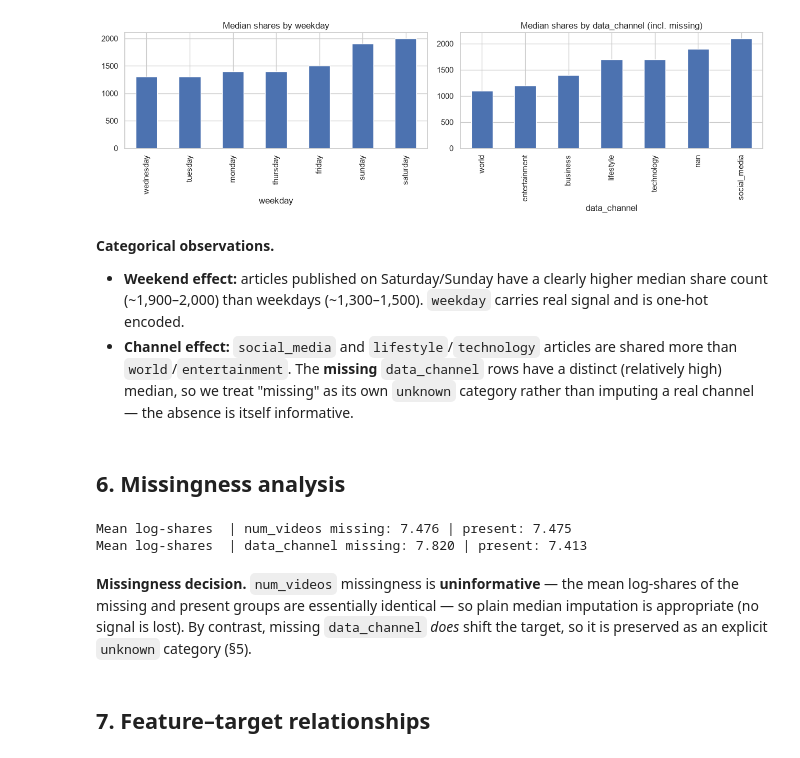
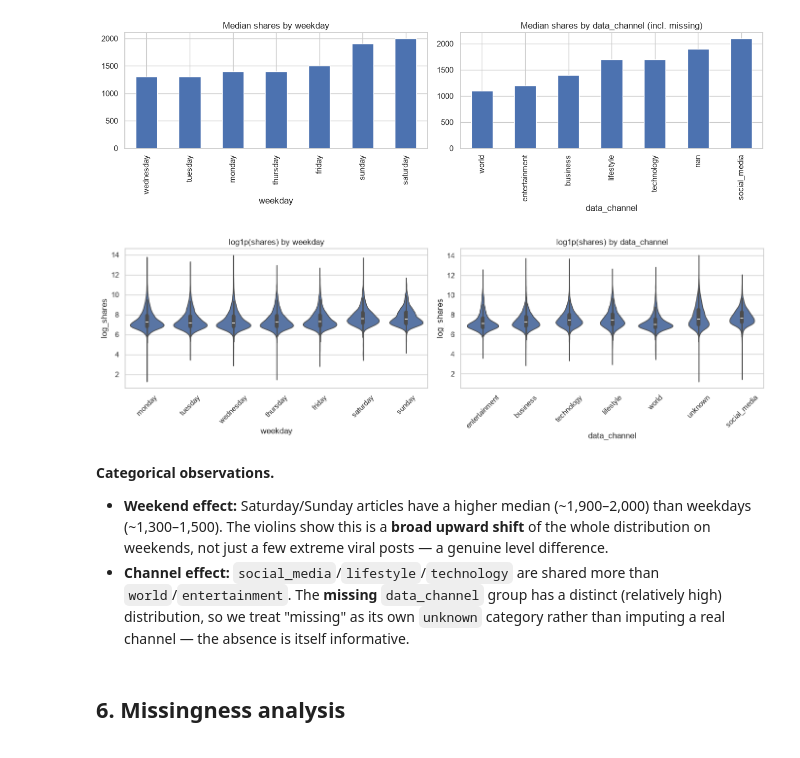
Before and after one commit to tecksiang93ai-png/Mini-Project-1, a Jupyter notebook: eda.ipynb, the cells around one changed output. Saved outputs shown, nothing was run; the diff lists cells and outputs as text; code cells hidden in the pictures.

```diff
--- a/eda.ipynb
+++ b/eda.ipynb
@@ -245,32 +257,32 @@ NaN              5462
 social_media     2089
 lifestyle        1884
 [figure]
+# %%
+# Distribution shape (not just medians): where do the group differences come from?
+plot_df = df.copy()
+plot_df["log_shares"] = np.log1p(plot_df[TARGET])
+plot_df["data_channel"] = plot_df["data_channel"].fillna("unknown")
+fig, ax = plt.subplots(1, 2, figsize=(14, 4.5))
+sns.violinplot(data=plot_df, x="weekday", y="log_shares", ax=ax[0],
+               order=["monday", "tuesday", "wednesday", "thursday", "friday", "saturday", "sunday"])
+ax[0].set_title("log1p(shares) by weekday")
+ax[0].tick_params(axis="x", rotation=45)
+sns.violinplot(data=plot_df, x="data_channel", y="log_shares", ax=ax[1])
+ax[1].set_title("log1p(shares) by data_channel")
+ax[1].tick_params(axis="x", rotation=45)
+plt.tight_layout()
+plt.show()
+# %% [output]
+[figure, added]
 # %% [markdown]
 **Categorical observations.**
 
-- **Weekend effect:** articles published on Saturday/Sunday have a clearly higher median share
-  count (~1,900–2,000) than weekdays (~1,300–1,500). `weekday` carries real signal and is
-  one-hot encoded.
-- **Channel effect:** `social_media` and `lifestyle`/`technology` articles are shared more than
-  `world`/`entertainment`. The **missing** `data_channel` rows have a distinct (relatively high)
-  median, so we treat "missing" as its own `unknown` category rather than imputing a real
+- **Weekend effect:** Saturday/Sunday articles have a higher median (~1,900–2,000) than weekdays
+  (~1,300–1,500). The violins show this is a **broad upward shift** of the whole distribution on
+  weekends, not just a few extreme viral posts — a genuine level difference.
+- **Channel effect:** `social_media`/`lifestyle`/`technology` are shared more than
+  `world`/`entertainment`. The **missing** `data_channel` group has a distinct (relatively high)
+  distribution, so we treat "missing" as its own `unknown` category rather than imputing a real
   channel — the absence is itself informative.
 # %% [markdown]
 ## 6. Missingness analysis
-# %%
-# Is num_videos missingness informative about the target, or just noise?
-logshares = np.log1p(df[TARGET])
-print("Mean log-shares  | num_videos missing: %.3f | present: %.3f"
-      % (logshares[df["num_videos"].isna()].mean(), logshares[df["num_videos"].notna()].mean()))
-print("Mean log-shares  | data_channel missing: %.3f | present: %.3f"
-      % (logshares[df["data_channel"].isna()].mean(), logshares[df["data_channel"].notna()].mean()))
-# %% [output]
-Mean log-shares  | num_videos missing: 7.476 | present: 7.475
-Mean log-shares  | data_channel missing: 7.820 | present: 7.413
-# %% [markdown]
-**Missingness decision.** `num_videos` missingness is **uninformative** — the mean log-shares of
-the missing and present groups are essentially identical — so plain median imputation is
-appropriate (no signal is lost). By contrast, missing `data_channel` *does* shift the target, so
-it is preserved as an explicit `unknown` category (§5).
-# %% [markdown]
-## 7. Feature–target relationships
```
Also changed, not shown: parts of 54 cells of this notebook, 11 other files.
